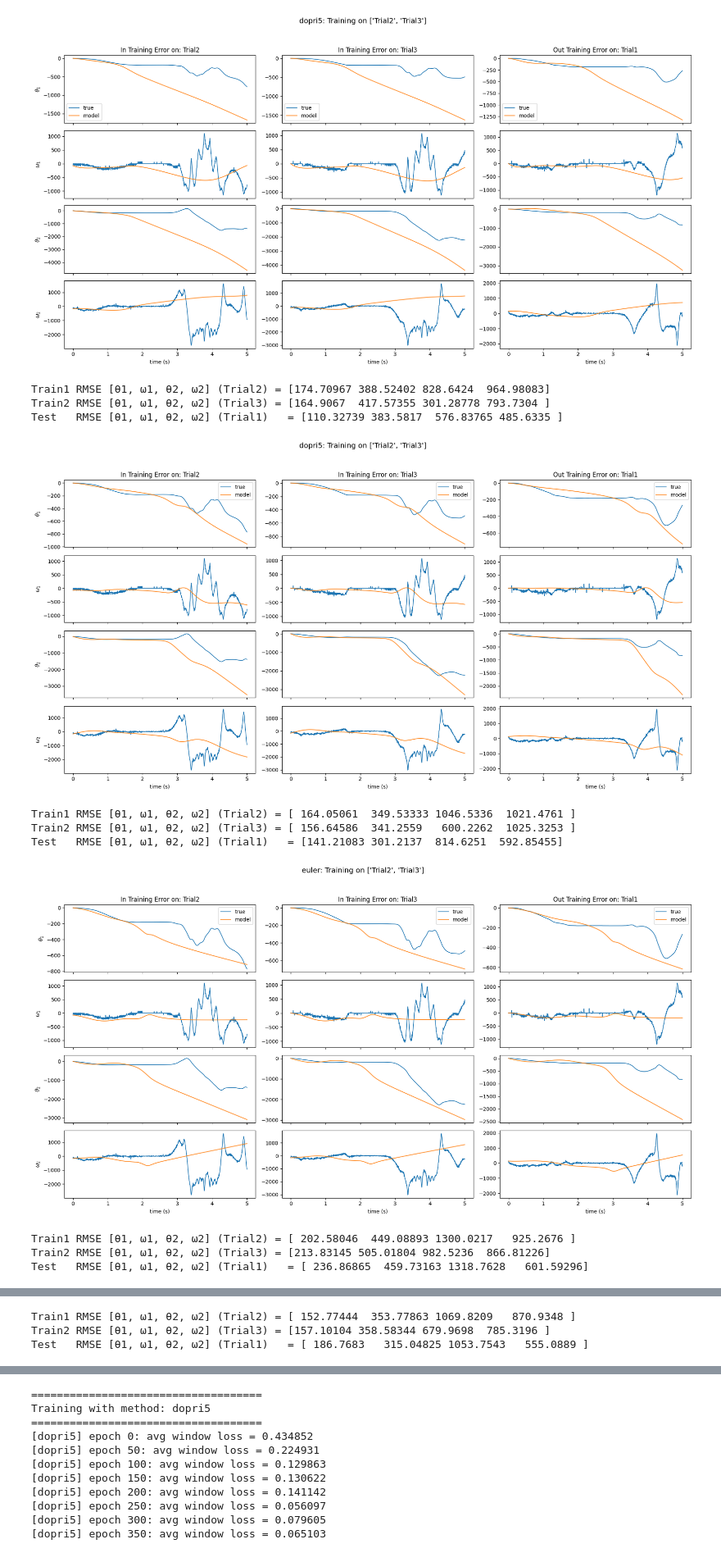
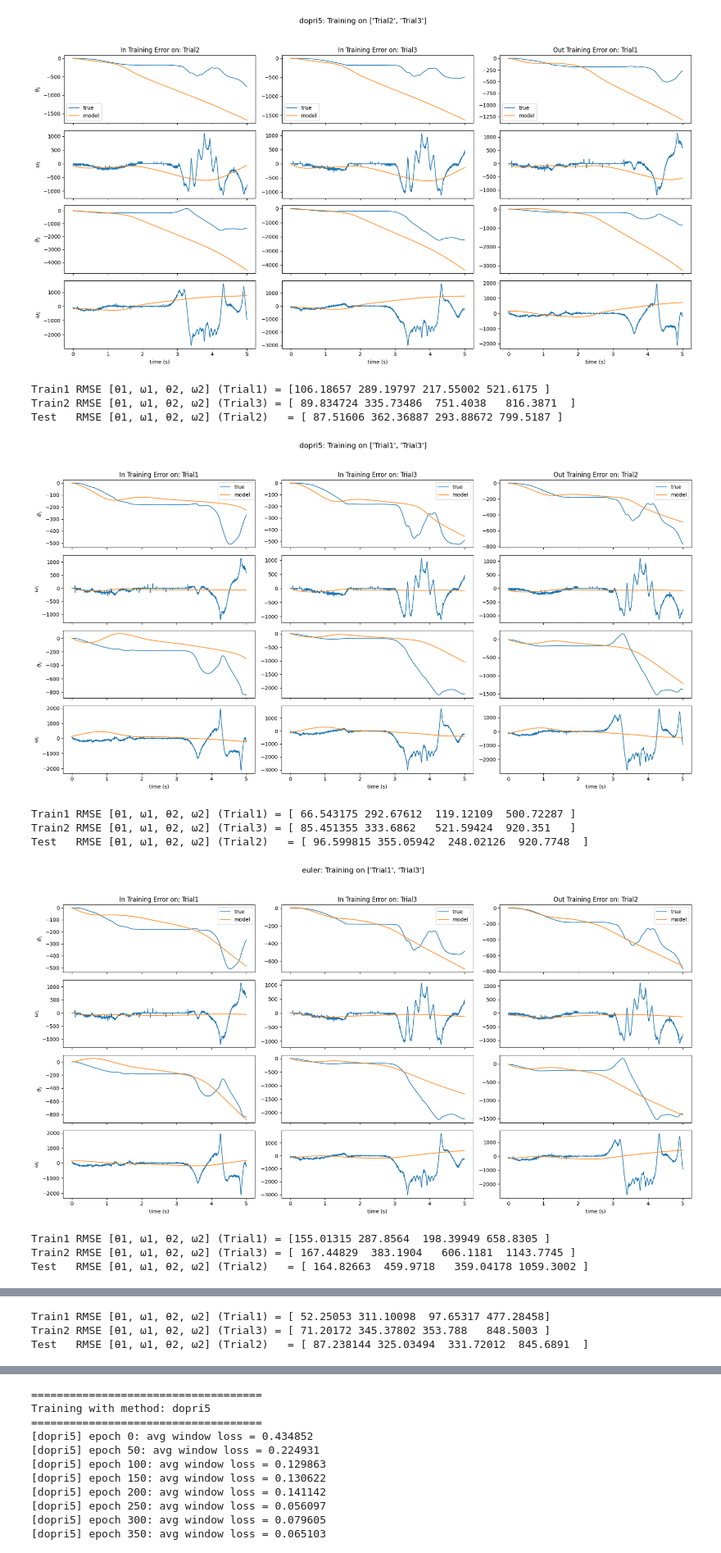
Before and after one commit to marzg7/doublependulum, a Jupyter notebook: Double_Pendulum_Neural_ODE.ipynb, the cells around one changed output, grey strips where cells are left out. Shown at 82% size. Saved outputs shown, nothing was run; the diff lists cells and outputs as text; code cells hidden in the pictures.

Commit message:
one added code cell for loading weights of diff epochs

```diff
--- a/Double_Pendulum_Neural_ODE.ipynb
+++ b/Double_Pendulum_Neural_ODE.ipynb
@@ -492,9 +492,11 @@ Train2 RMSE [θ1, ω1, θ2, ω2] (Trial3) = [ 578.4088   409.41476 1011.9721  12
 Test   RMSE [θ1, ω1, θ2, ω2] (Trial1)   = [ 438.32297  397.53537 1105.7869   709.3392 ]
 [figure]
 # %%
-# 7.1.1 Given Weights: reload model and plot performance
+# 7.1.1 Given Weights: reload model and plot performance for testing different numerical integrators
 
-# === Train on Trial1 + Trial2, test on Trial3, using dopri5 + windowed training ===
+train_names = ["Trial1", "Trial3"]
+train_names.sort()
+test_name   = "Trial2"
 methods_to_try = [
     "dopri5",
     "euler",
@@ -502,52 +504,57 @@ methods_to_try = [
     "rk4",
     "bosh3"]
 
+base_dir = os.getcwd()
+subdir = ""
+if test_name == "Trial1":
+    subdir = "Testing_1_Different_Integrators"
+elif test_name == "Trial2":
+    subdir = "Testing_2_Different_Integrators"
+elif test_name == "Trial3":
+    subdir = "Testing_3_Different_Integrators"
+
 for method_name in methods_to_try:
 
-
-    train_names = ["Trial2", "Trial3"]
-    test_name   = "Trial1"
     method_name = method_name
 
     # 1) Prepare tensors + normalization
     train_trials, test_tensors, Y_mean, Y_std, dt = prepare_train_test_tensors(
         real_trials, train_names, test_name
     )
     t_test, Y_test, Y_test_norm = test_tensors
 
     # 2) Make model for this solver method
     func, neural_ode = make_neural_ode(method_name, dt)
-    weights_path = f"Neural_ODE_train_Trial2+Trial3_test_Trial1_{method_name}.pth"
+    filename = f"Neural_ODE_train_{train_names[0]}+{train_names[1]}_test_{test_name}_{method_name}.pth"
+    weights_path = os.path.join(base_dir, subdir, filename)
+
     # 3) Load weights into the ODEFunc that neural_ode wraps
     weights = torch.load(weights_path)
 
     func.load_state_dict(weights)
 
 
     # now the weights are loaded
 
     # 4) Plot train vs test
     rmse_train1, rmse_train2, rmse_test1= plot_train_train_test(
         neural_ode,
         Y_mean, Y_std,
         train_names[0],
         train_names[1],
         real_trials=real_trials,
         test_trial_name=test_name,
         title_prefix=f"{method_name}: Training on {train_names}",
     )
-    ## Plot of Model on training 2
-    ## Plot of model on training 3
-    ## Plot of model on testing 1
 # %% [output]
-Train1 RMSE [θ1, ω1, θ2, ω2] (Trial2) = [174.70967 388.52402 828.6424  964.98083]
-Train2 RMSE [θ1, ω1, θ2, ω2] (Trial3) = [164.9067  417.57355 301.28778 793.7304 ]
-Test   RMSE [θ1, ω1, θ2, ω2] (Trial1)   = [110.32739 383.5817  576.83765 485.6335 ]
+Train1 RMSE [θ1, ω1, θ2, ω2] (Trial1) = [106.18657 289.19797 217.55002 521.6175 ]
+Train2 RMSE [θ1, ω1, θ2, ω2] (Trial3) = [ 89.834724 335.73486  751.4038   816.3871  ]
+Test   RMSE [θ1, ω1, θ2, ω2] (Trial2)   = [ 87.51606 362.36887 293.88672 799.5187 ]
-[figure, old version]
+[figure, new version]
-Train1 RMSE [θ1, ω1, θ2, ω2] (Trial2) = [ 164.05061  349.53333 1046.5336  1021.4761 ]
-Train2 RMSE [θ1, ω1, θ2, ω2] (Trial3) = [ 156.64586  341.2559   600.2262  1025.3253 ]
-Test   RMSE [θ1, ω1, θ2, ω2] (Trial1)   = [141.21083 301.2137  814.6251  592.85455]
+Train1 RMSE [θ1, ω1, θ2, ω2] (Trial1) = [ 66.543175 292.67612  119.12109  500.72287 ]
+Train2 RMSE [θ1, ω1, θ2, ω2] (Trial3) = [ 85.451355 333.6862   521.59424  920.351   ]
+Test   RMSE [θ1, ω1, θ2, ω2] (Trial2)   = [ 96.599815 355.05942  248.02126  920.7748  ]
-[figure, old version]
+[figure, new version]
-Train1 RMSE [θ1, ω1, θ2, ω2] (Trial2) = [ 202.58046  449.08893 1300.0217   925.2676 ]
-Train2 RMSE [θ1, ω1, θ2, ω2] (Trial3) = [213.83145 505.01804 982.5236  866.81226]
-Test   RMSE [θ1, ω1, θ2, ω2] (Trial1)   = [ 236.86865  459.73163 1318.7628   601.59296]
+Train1 RMSE [θ1, ω1, θ2, ω2] (Trial1) = [155.01315 287.8564  198.39949 658.8305 ]
+Train2 RMSE [θ1, ω1, θ2, ω2] (Trial3) = [ 167.44829  383.1904   606.1181  1143.7745 ]
+Test   RMSE [θ1, ω1, θ2, ω2] (Trial2)   = [ 164.82663  459.9718   359.04178 1059.3002 ]
@@ -555,3 +562,3 @@ Test   RMSE [θ1, ω1, θ2, ω2] (Trial1)   = [ 236.86865  459.73163 1318.7628
-Train1 RMSE [θ1, ω1, θ2, ω2] (Trial2) = [ 152.77444  353.77863 1069.8209   870.9348 ]
-Train2 RMSE [θ1, ω1, θ2, ω2] (Trial3) = [157.10104 358.58344 679.9698  785.3196 ]
-Test   RMSE [θ1, ω1, θ2, ω2] (Trial1)   = [ 186.7683   315.04825 1053.7543   555.0889 ]
+Train1 RMSE [θ1, ω1, θ2, ω2] (Trial1) = [ 52.25053 311.10098  97.65317 477.28458]
+Train2 RMSE [θ1, ω1, θ2, ω2] (Trial3) = [ 71.20172 345.37802 353.788   848.5003 ]
+Test   RMSE [θ1, ω1, θ2, ω2] (Trial2)   = [ 87.238144 325.03494  331.72012  845.6891  ]
```
Also changed, not shown: parts of 2 cells of this notebook, 10 other files.
